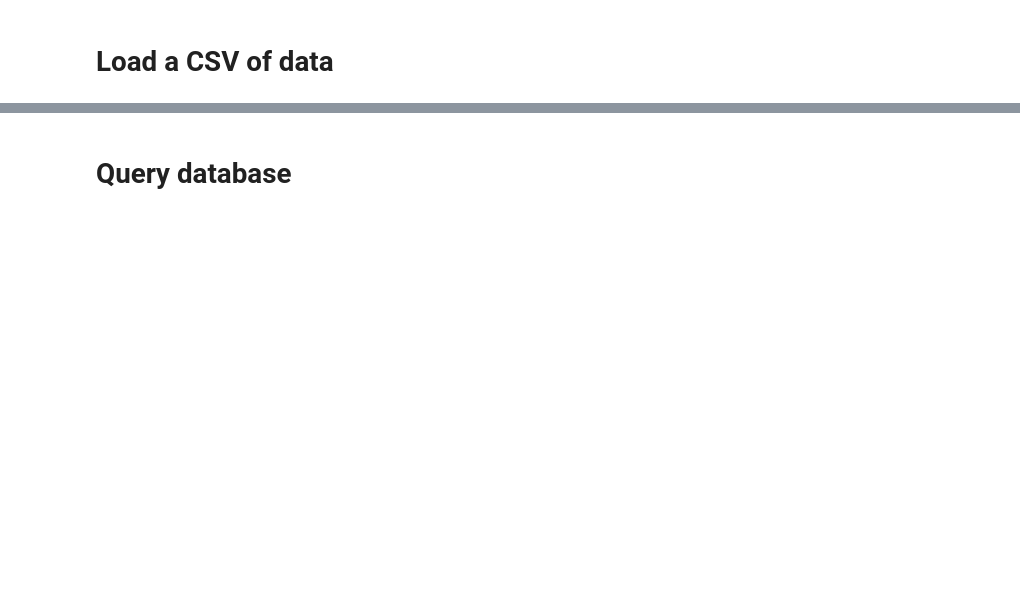
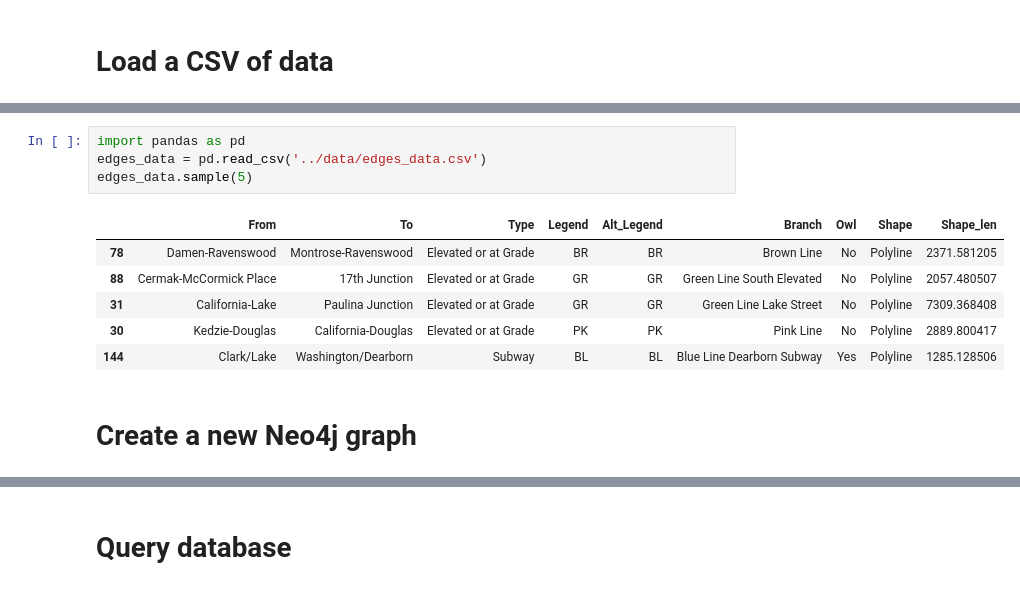
Before and after one commit to data-skeptic/neo4j-demo, a Jupyter notebook: notebooks/quickstart.ipynb, the cells around one changed output, grey strips where cells are left out. Cells and saved outputs as stored; diff of their text form; blank space fills up the shorter version.

Commit message:
added the updates to quickstart using the train station data

```diff
--- a/notebooks/quickstart.ipynb
+++ b/notebooks/quickstart.ipynb
@@ -93,0 +103,15 @@ CREATE (a)-[:FRIENDS_WITH]->(b);
+# %%
+import pandas as pd
+edges_data = pd.read_csv('../data/edges_data.csv')
+edges_data.sample(5)
+# %% [output]
+|  | From | To | Type | Legend | Alt_Legend | Branch | Owl | Shape | Shape_len |
+| 78 | Damen-Ravenswood | Montrose-Ravenswood | Elevated or at Grade | BR | BR | Brown Line | No | Polyline | 2371.581205 |
+| 88 | Cermak-McCormick Place | 17th Junction | Elevated or at Grade | GR | GR | Green Line South Elevated | No | Polyline | 2057.480507 |
+| 31 | California-Lake | Paulina Junction | Elevated or at Grade | GR | GR | Green Line Lake Street | No | Polyline | 7309.368408 |
+| 30 | Kedzie-Douglas | California-Douglas | Elevated or at Grade | PK | PK | Pink Line | No | Polyline | 2889.800417 |
+| 144 | Clark/Lake | Washington/Dearborn | Subway | BL | BL | Blue Line Dearborn Subway | Yes | Polyline | 1285.128506 |
+# %% [markdown]
+<a name="insert" />
+
+# Create a new Neo4j graph
```
Also changed, not shown: parts of 29 cells of this notebook, 5 other files.
